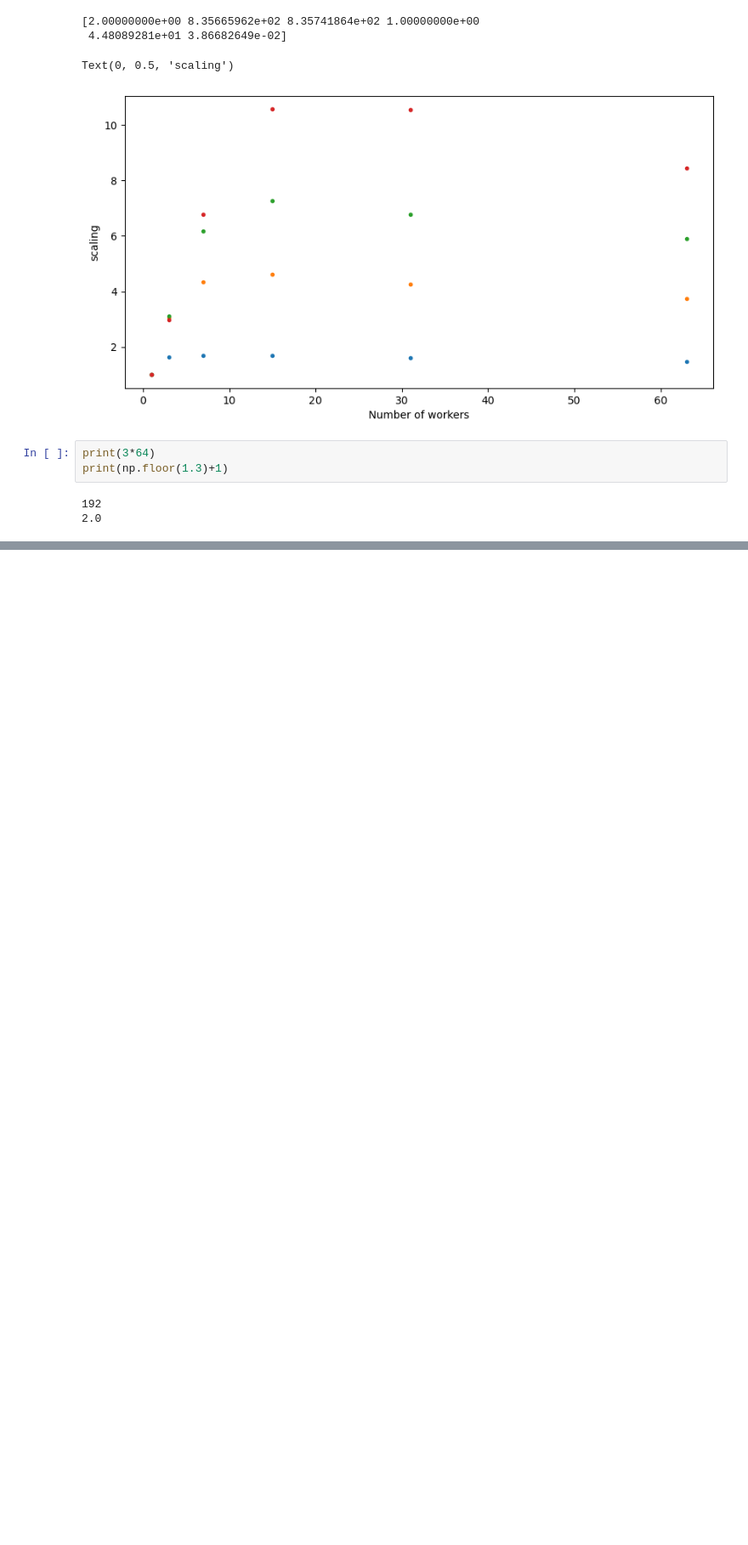
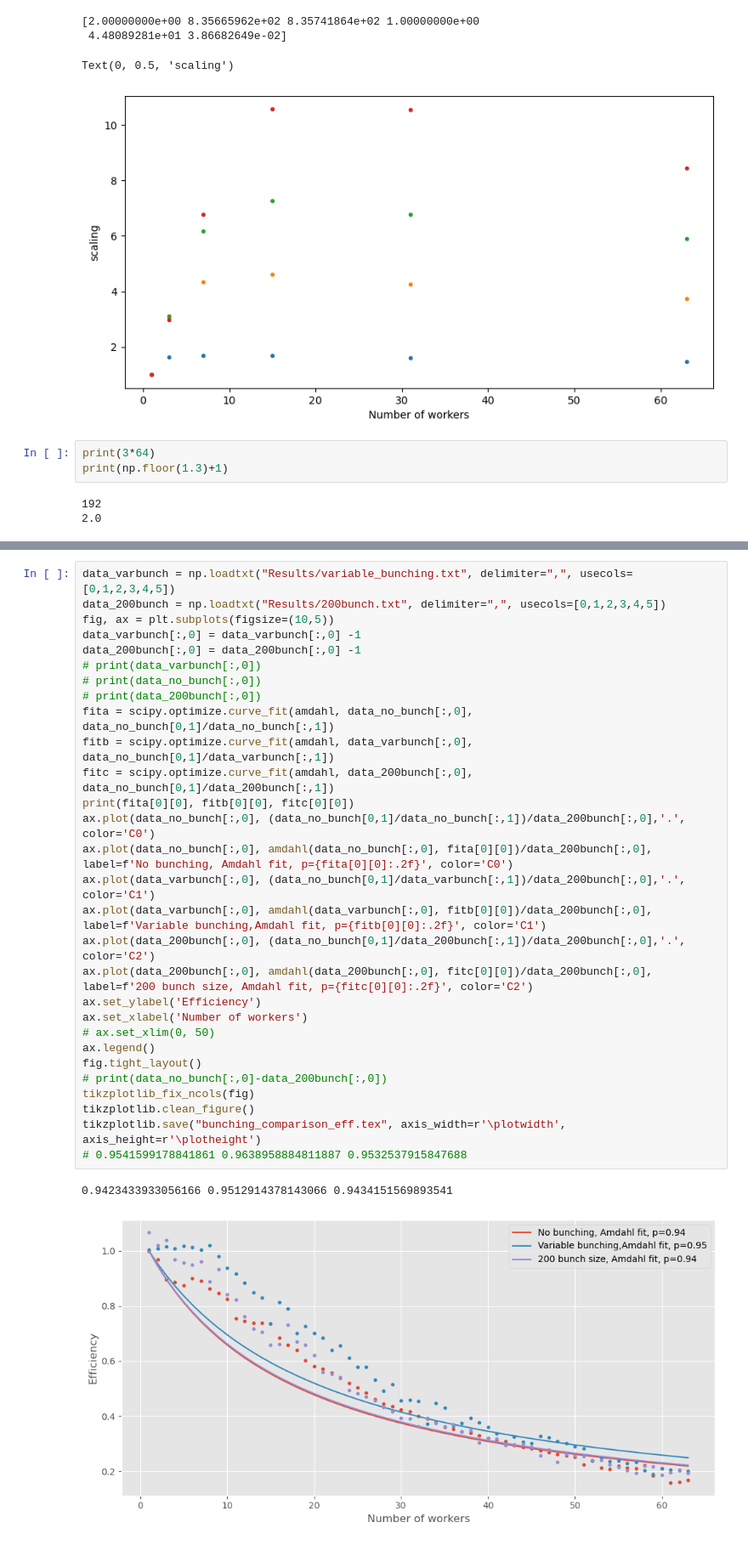
Before and after one commit to 2BeAsh/HPPC_Python_Project, a Jupyter notebook: Code/mpi4py/plots.ipynb, the cells around one changed output, grey strips where cells are left out. Shown at 85% size. Drawn from its saved outputs; the diff is of its cells as text; blank space fills up the shorter version.

Commit message:
more plots

```diff
--- a/Code/mpi4py/plots.ipynb
+++ b/Code/mpi4py/plots.ipynb
@@ -237,0 +238,32 @@ tikzplotlib.save("bunching_comparison.tex", axis_width=r'\plotwidth', axis_heigh
+# %%
+data_varbunch = np.loadtxt("Results/variable_bunching.txt", delimiter=",", usecols=[0,1,2,3,4,5])
+data_200bunch = np.loadtxt("Results/200bunch.txt", delimiter=",", usecols=[0,1,2,3,4,5])
+fig, ax = plt.subplots(figsize=(10,5))
+data_varbunch[:,0] = data_varbunch[:,0] -1
+data_200bunch[:,0] = data_200bunch[:,0] -1
+# print(data_varbunch[:,0])
+# print(data_no_bunch[:,0])
+# print(data_200bunch[:,0])
+fita = scipy.optimize.curve_fit(amdahl, data_no_bunch[:,0], data_no_bunch[0,1]/data_no_bunch[:,1])
+fitb = scipy.optimize.curve_fit(amdahl, data_varbunch[:,0], data_no_bunch[0,1]/data_varbunch[:,1])
+fitc = scipy.optimize.curve_fit(amdahl, data_200bunch[:,0], data_no_bunch[0,1]/data_200bunch[:,1])
+print(fita[0][0], fitb[0][0], fitc[0][0])
+ax.plot(data_no_bunch[:,0], (data_no_bunch[0,1]/data_no_bunch[:,1])/data_200bunch[:,0],'.',  color='C0')
+ax.plot(data_no_bunch[:,0], amdahl(data_no_bunch[:,0], fita[0][0])/data_200bunch[:,0], label=f'No bunching, Amdahl fit, p={fita[0][0]:.2f}', color='C0')
+ax.plot(data_varbunch[:,0], (data_no_bunch[0,1]/data_varbunch[:,1])/data_200bunch[:,0],'.',  color='C1')
+ax.plot(data_varbunch[:,0], amdahl(data_varbunch[:,0], fitb[0][0])/data_200bunch[:,0], label=f'Variable bunching,Amdahl fit, p={fitb[0][0]:.2f}', color='C1')
+ax.plot(data_200bunch[:,0], (data_no_bunch[0,1]/data_200bunch[:,1])/data_200bunch[:,0],'.', color='C2')
+ax.plot(data_200bunch[:,0], amdahl(data_200bunch[:,0], fitc[0][0])/data_200bunch[:,0], label=f'200 bunch size, Amdahl fit, p={fitc[0][0]:.2f}', color='C2')
+ax.set_ylabel('Efficiency')
+ax.set_xlabel('Number of workers')
+# ax.set_xlim(0, 50)
+ax.legend()
+fig.tight_layout()
+# print(data_no_bunch[:,0]-data_200bunch[:,0])
+tikzplotlib_fix_ncols(fig)
+tikzplotlib.clean_figure()
+tikzplotlib.save("bunching_comparison_eff.tex", axis_width=r'\plotwidth', axis_height=r'\plotheight')
+# 0.9541599178841861 0.9638958884811887 0.9532537915847688
+# %% [output]
+0.9423433933056166 0.9512914378143066 0.9434151569893541
+[figure, added]
```
Also changed, not shown: parts of 2 cells of this notebook, 1 other file.
